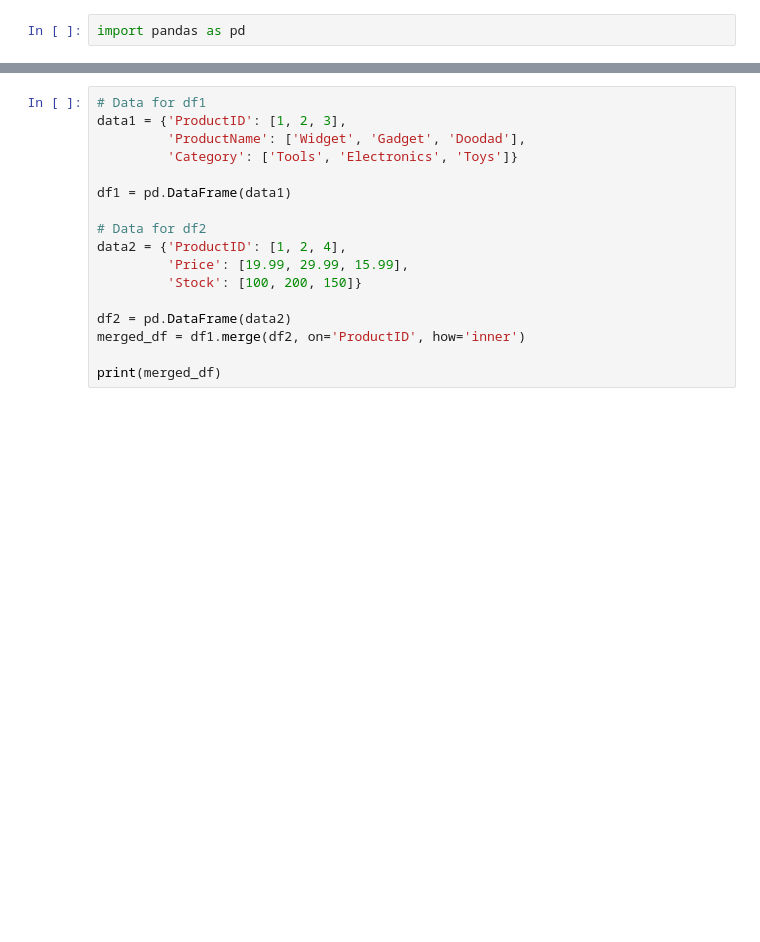
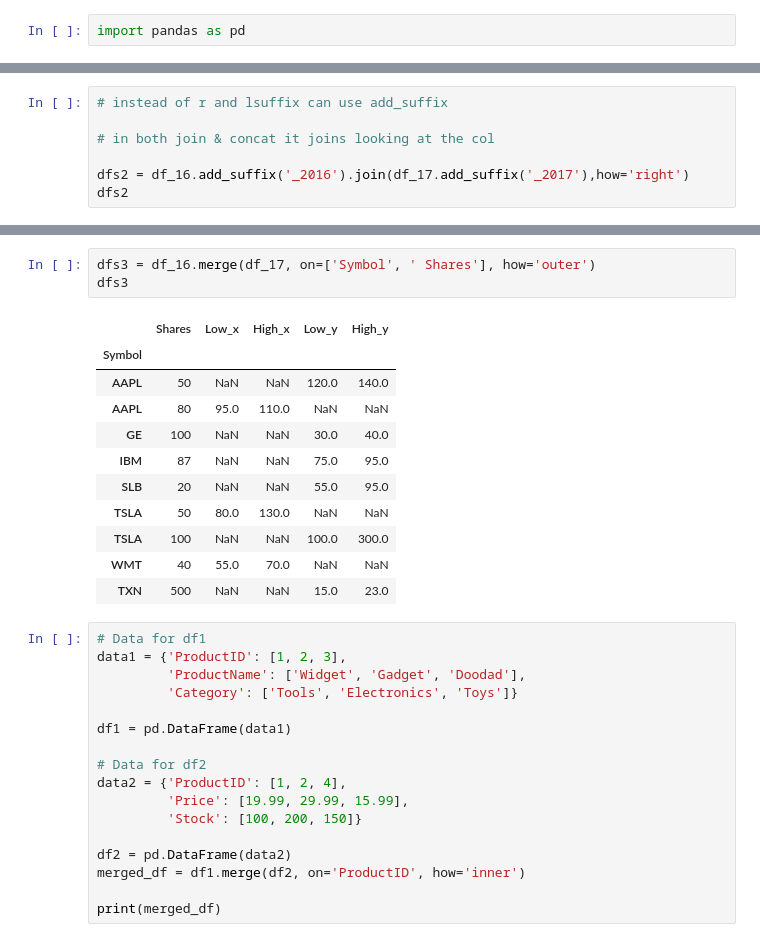
Before and after one commit to InobatMi/python_f14, a Jupyter notebook: lesson-20/main.ipynb, the cells around one changed output, grey strips where cells are left out. Saved outputs shown, nothing was run; the diff lists cells and outputs as text; blank space fills up the shorter version.

```diff
--- a/lesson-20/main.ipynb
+++ b/lesson-20/main.ipynb
@@ -4,0 +246,7 @@ import pandas as pd
+# %%
+# instead of r and lsuffix can use add_suffix
+
+# in both join & concat it joins looking at the col
+
+dfs2 = df_16.add_suffix('_2016').join(df_17.add_suffix('_2017'),how='right')
+dfs2
@@ -5,3 +276,18 @@ import pandas as pd
+# %%
+dfs3 = df_16.merge(df_17, on=['Symbol', ' Shares'], how='outer')
+dfs3
+# %% [output]
+|  | Shares | Low_x | High_x | Low_y | High_y |
+| Symbol |  |  |  |  |  |
+| AAPL | 50 | NaN | NaN | 120.0 | 140.0 |
+| AAPL | 80 | 95.0 | 110.0 | NaN | NaN |
+| GE | 100 | NaN | NaN | 30.0 | 40.0 |
+| IBM | 87 | NaN | NaN | 75.0 | 95.0 |
+| SLB | 20 | NaN | NaN | 55.0 | 95.0 |
+| TSLA | 50 | 80.0 | 130.0 | NaN | NaN |
+| TSLA | 100 | NaN | NaN | 100.0 | 300.0 |
+| WMT | 40 | 55.0 | 70.0 | NaN | NaN |
+| ΤΧΝ | 500 | NaN | NaN | 15.0 | 23.0 |
 # %%
 # Data for df1
 data1 = {'ProductID': [1, 2, 3],
```
Also changed, not shown: parts of 26 cells of this notebook, 10 other files.
